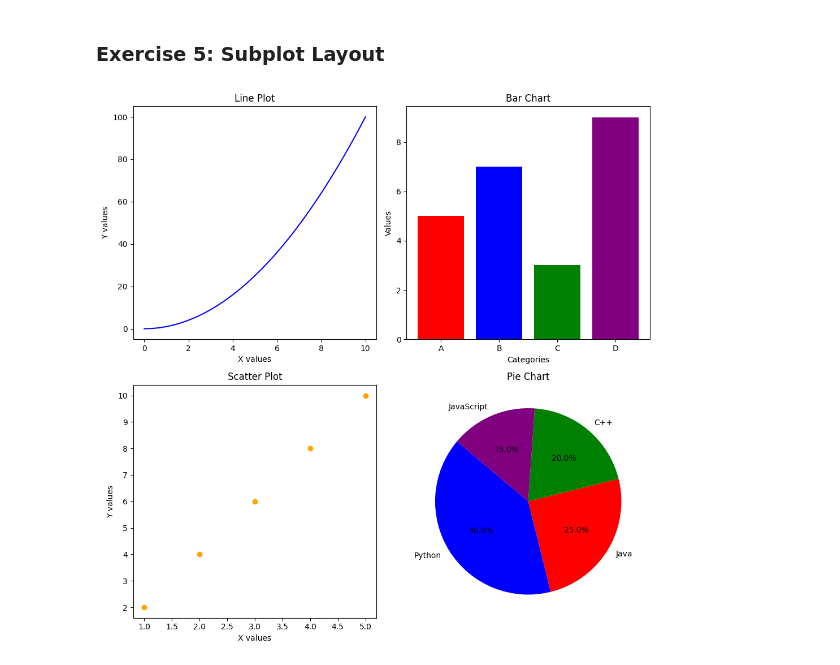
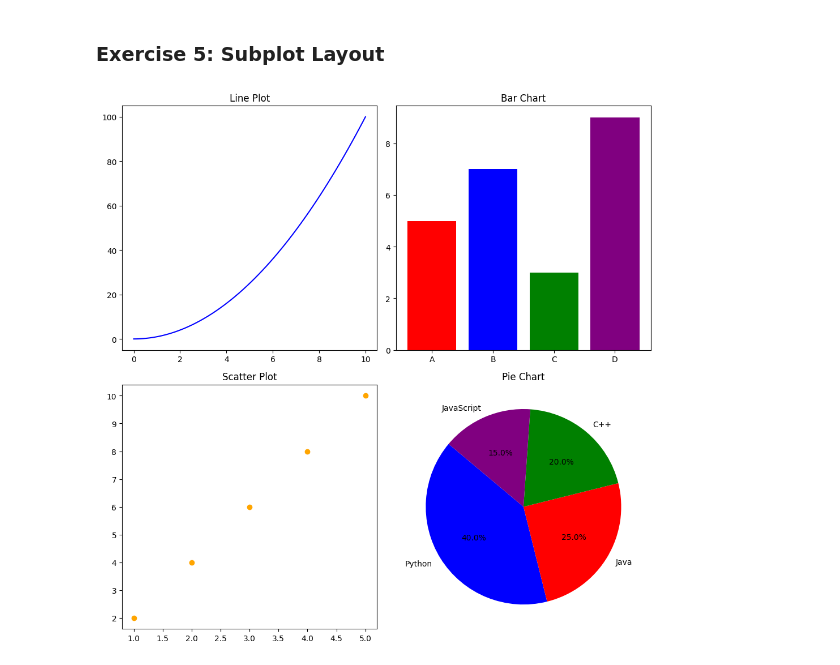
Before and after one commit to 00-Darshan/python-jupyter-template, a Jupyter notebook: src/5-subplot.ipynb, the cells around one changed output. Cells and saved outputs as stored; diff of their text form; code cells hidden in the pictures.

```diff
--- a/src/5-subplot.ipynb
+++ b/src/5-subplot.ipynb
@@ -1,51 +1,48 @@
 # %% [markdown]
 ### Exercise 5: Subplot Layout
 # %%
-# TASK: Create a 2x2 subplot layout.
-# Plot a line chart in the first subplot, a bar chart in the second, a scatter plot in the third, and a pie chart in the fourth.
 import matplotlib.pyplot as plt
 import numpy as np
 
-# Data for plots
+# Data
 x = np.linspace(0, 10, 100)
 y = x**2
 
 categories = ['A', 'B', 'C', 'D']
 values = [5, 7, 3, 9]
 
 x_scatter = [1, 2, 3, 4, 5]
 y_scatter = [2, 4, 6, 8, 10]
 
 labels = ['Python', 'Java', 'C++', 'JavaScript']
 sizes = [40, 25, 20, 15]
 
-# Create a 2x2 subplot layout
-fig, axs = plt.subplots(2, 2, figsize=(10, 10))
+try:
+    if any(len(lst) == 0 for lst in [x, y, categories, values, x_scatter, y_scatter, labels, sizes]):
+        raise ValueError("One or more data lists are empty")
 
-# Line chart (Top-left)
-axs[0, 0].plot(x, y, color='blue')
-axs[0, 0].set_title("Line Plot")
-axs[0, 0].set_xlabel("X values")
-axs[0, 0].set_ylabel("Y values")
+    # Create 2x2 subplot layout
+    fig, axs = plt.subplots(2, 2, figsize=(10, 10))
 
-# Bar chart (Top-right)
-axs[0, 1].bar(categories, values, color=['red', 'blue', 'green', 'purple'])
-axs[0, 1].set_title("Bar Chart")
-axs[0, 1].set_xlabel("Categories")
-axs[0, 1].set_ylabel("Values")
+    # Line chart
+    axs[0, 0].plot(x, y, color='blue')
+    axs[0, 0].set_title("Line Plot")
 
-# Scatter plot (Bottom-left)
-axs[1, 0].scatter(x_scatter, y_scatter, color='orange', marker='o')
-axs[1, 0].set_title("Scatter Plot")
-axs[1, 0].set_xlabel("X values")
-axs[1, 0].set_ylabel("Y values")
+    # Bar chart
+    axs[0, 1].bar(categories, values, color=['red', 'blue', 'green', 'purple'])
+    axs[0, 1].set_title("Bar Chart")
 
-# Pie chart (Bottom-right)
-axs[1, 1].pie(sizes, labels=labels, autopct='%1.1f%%', colors=['blue', 'red', 'green', 'purple'], startangle=140)
-axs[1, 1].set_title("Pie Chart")
+    # Scatter plot
+    axs[1, 0].scatter(x_scatter, y_scatter, color='orange', marker='o')
+    axs[1, 0].set_title("Scatter Plot")
 
-# Adjust layout
-plt.tight_layout()
-plt.show()
+    # Pie chart
+    axs[1, 1].pie(sizes, labels=labels, autopct='%1.1f%%', colors=['blue', 'red', 'green', 'purple'], startangle=140)
+    axs[1, 1].set_title("Pie Chart")
+
+    plt.tight_layout()
+    plt.show()
+except Exception as e:
+    print(f"Error: {e}")
 # %% [output]
-[figure, old version]
+[figure, new version]
```
Also changed, not shown: 5 other files.
